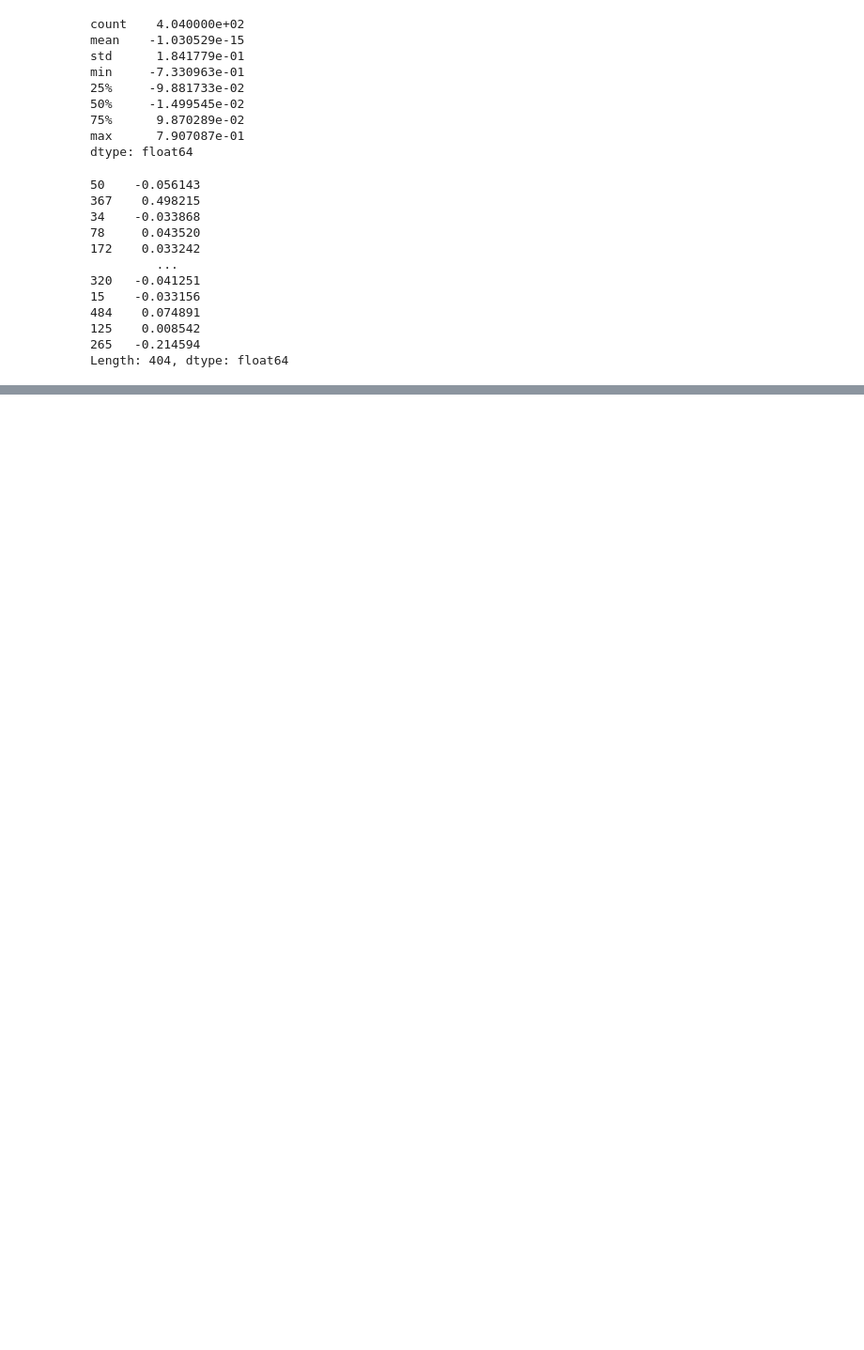
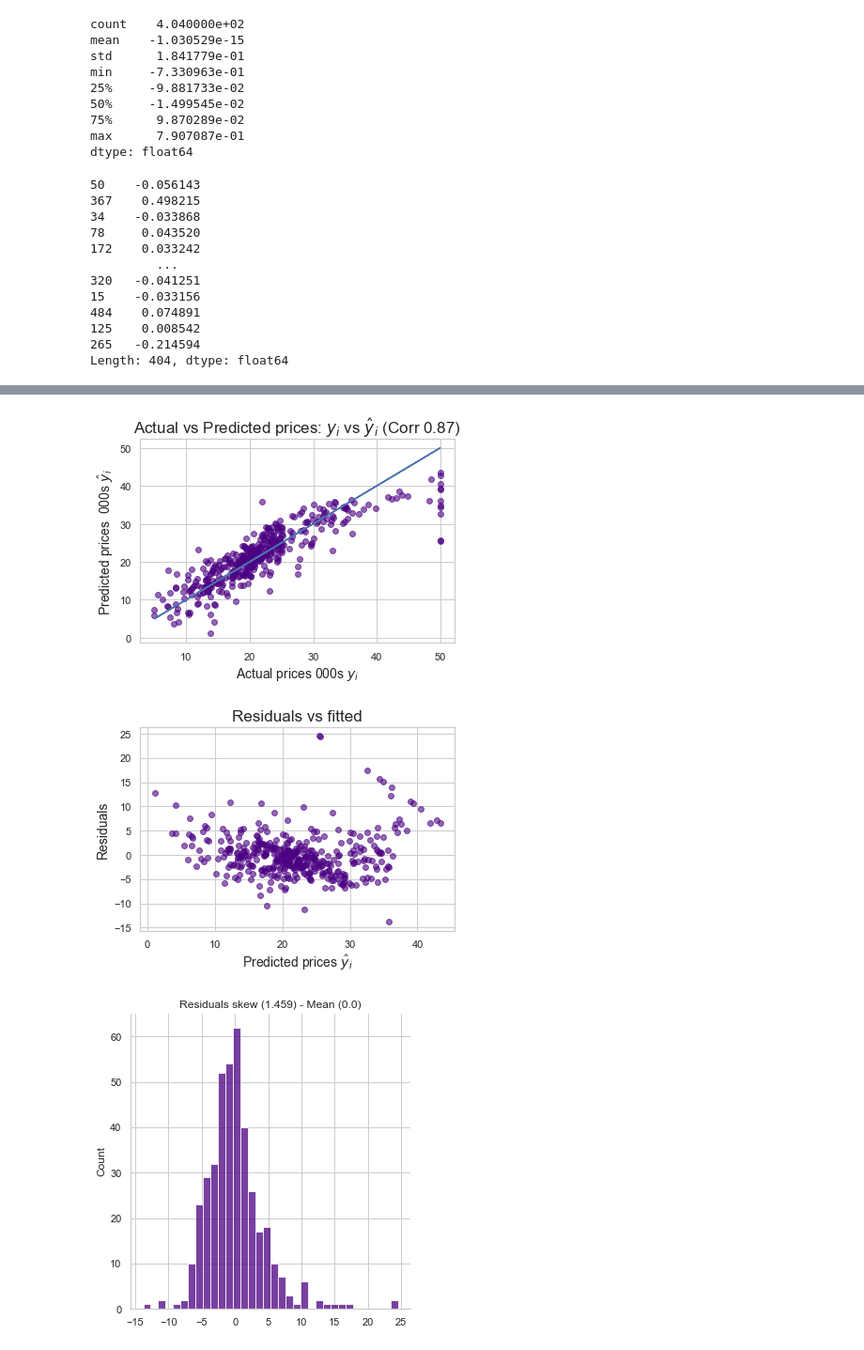
Before and after one commit to gxgarciat/Playground-DataAnalysis, a Jupyter notebook: 8_HousePriceData_MultivariableRegression.ipynb, the cells around one changed output, grey strips where cells are left out. Shown at 94% size. Cells and saved outputs as stored; diff of their text form; code cells hidden in the pictures; blank space fills up the shorter version.

```diff
--- a/8_HousePriceData_MultivariableRegression.ipynb
+++ b/8_HousePriceData_MultivariableRegression.ipynb
@@ -869,0 +883,57 @@ plt.show()
+# %%
+# Original model: normal prices & all features
+
+prices = (data['PRICE'])
+features = data.drop(['PRICE'],axis=1)
+
+# Tuple unpacking
+X_train, X_test, y_train, y_test = train_test_split(features,prices,test_size=0.2,random_state=10) # Shuffling the data - 80/20 split
+
+# Using Stasmodel
+X_incl_const = sm.add_constant(X_train)
+model = sm.OLS(y_train,X_incl_const)
+results = model.fit()
+
+# Comparison between Predicted and Actual values
+
+corr = round(y_train.corr(results.fittedvalues),2)
+
+plt.scatter(x=y_train,y=results.fittedvalues,c='indigo',alpha=0.6)
+plt.plot(y_train,y_train)
+
+plt.xlabel('Actual prices 000s $y _i$',fontsize=14)
+plt.ylabel('Predicted prices  000s $\hat y _i$',fontsize=14)
+plt.title(f'Actual vs Predicted prices: $y _i$ vs $\hat y_i$ (Corr {corr})',fontsize=17)
+
+plt.show()
+
+
+# Residuals vs predicted values
+
+
+plt.scatter(x=results.fittedvalues,y=results.resid,c='indigo',alpha=0.6)
+
+plt.xlabel('Predicted prices $\hat y _i$',fontsize=14)
+plt.ylabel('Residuals',fontsize=14)
+plt.title(f'Residuals vs fitted',fontsize=17)
+
+plt.show()
+
+# Residual distribution chart
+
+resid_mean = round(results.resid.mean(),3)
+resid_skew = round(results.resid.skew(),3)
+
+sns.displot(results.resid,color='indigo')
+plt.title(f'Residuals skew ({resid_skew}) - Mean ({resid_mean})')
+plt.show()
+
+
+# Mean Squared Error
+
+full_normal_mse = round(results.mse_resid,3)
+full_normal_rsquared = round(results.rsquared,3)
+# %% [output]
+[figure, added]
+[figure, added]
+[figure, added]
```
Also changed, not shown: parts of 5 cells of this notebook.
